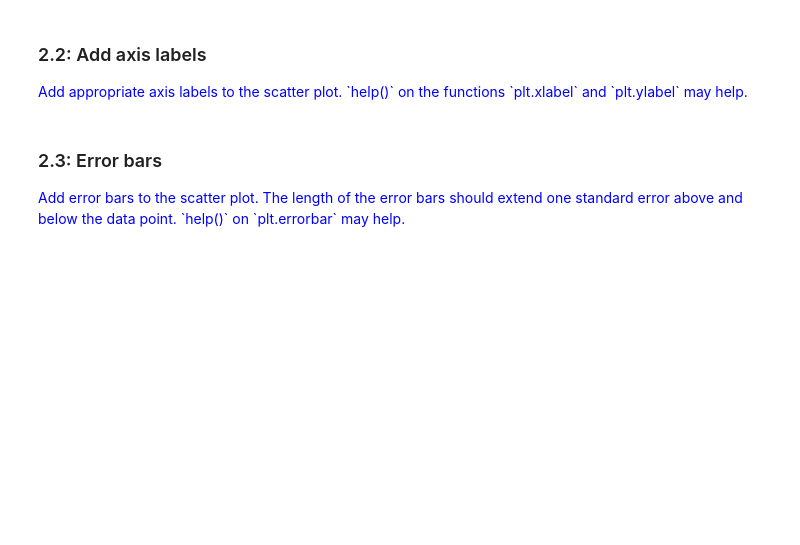
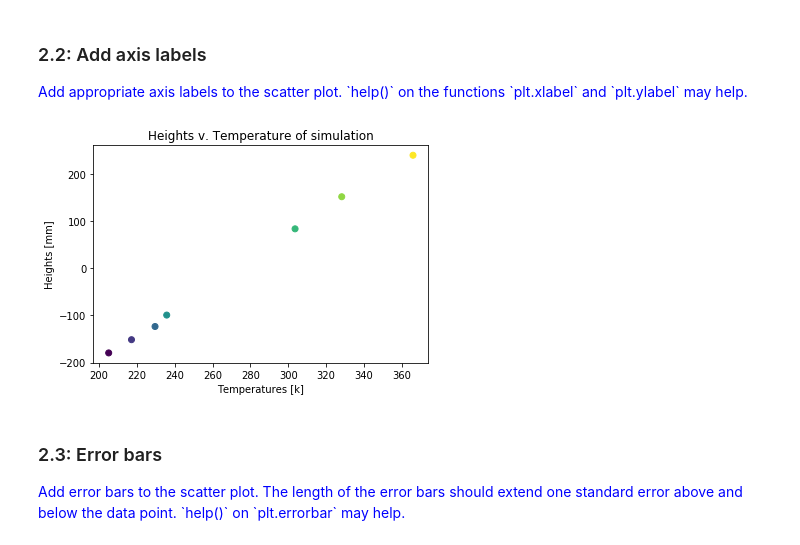
Before and after one commit to Allan-Perez/pysicslab, a Jupyter notebook: python/S1_PythonDataAnalysisGasThermometer_Script.ipynb, the cells around one changed output. Drawn from its saved outputs; the diff is of its cells as text; code cells hidden in the pictures; blank space fills up the shorter version.

```diff
--- a/python/S1_PythonDataAnalysisGasThermometer_Script.ipynb
+++ b/python/S1_PythonDataAnalysisGasThermometer_Script.ipynb
@@ -157,6 +205,14 @@ import matplotlib.pyplot as plt
 ### <a name="P2.2">2.2:</a>  Add axis labels
 
 <p style="color: blue">Add appropriate axis labels to the scatter plot.  `help()` on the functions `plt.xlabel` and `plt.ylabel` may help.</p>
+# %%
+plt.scatter(temps, height_means, c=np.arange(len(temps)))
+plt.title("Heights v. Temperature of simulation")
+plt.xlabel("Temperatures [k]")
+plt.ylabel("Heights [mm]")
+plt.show()
+# %% [output]
+[figure, added]
 # %% [markdown]
 ### <a name="P2.3">2.3:</a>  Error bars
 
```
Also changed, not shown: parts of 15 cells of this notebook.
